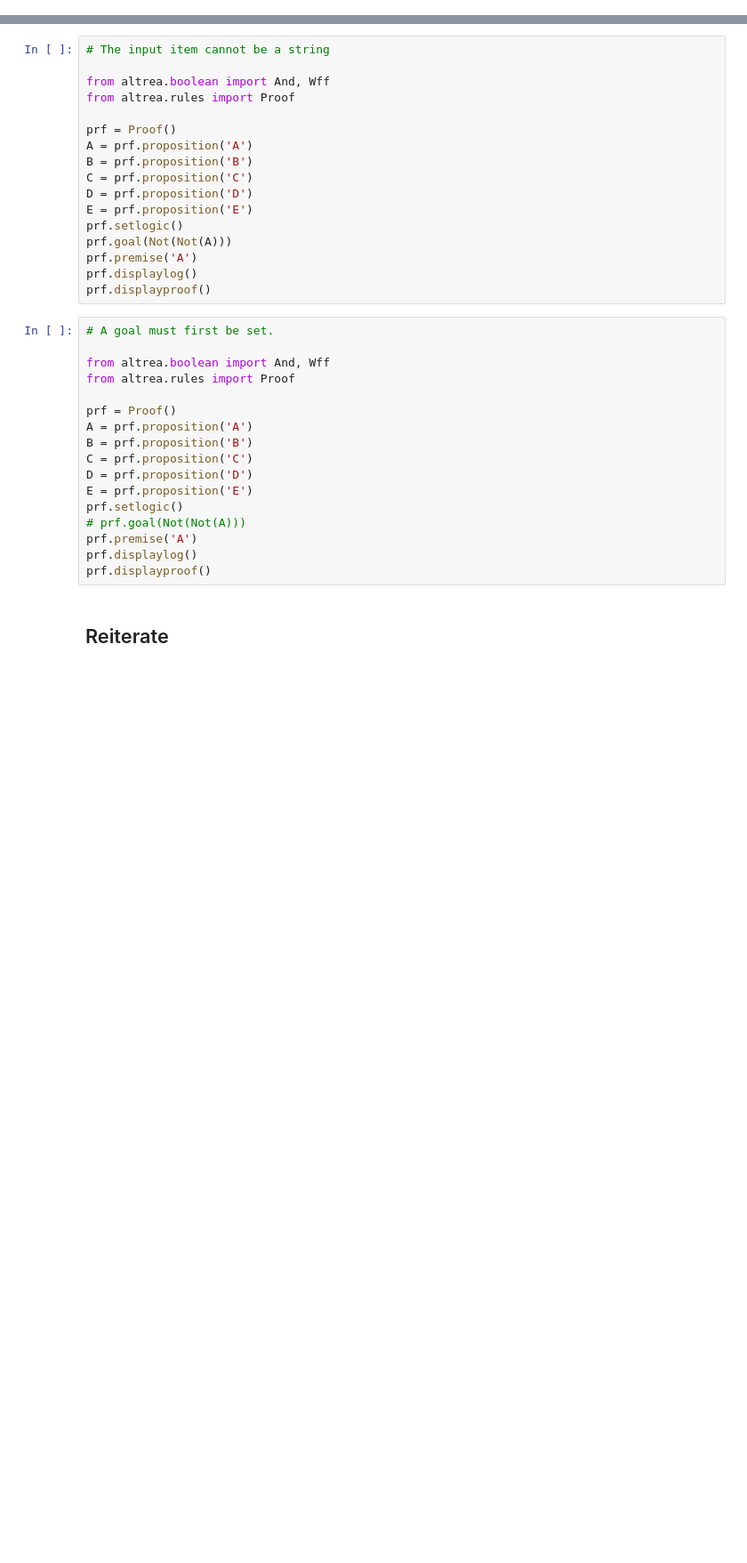
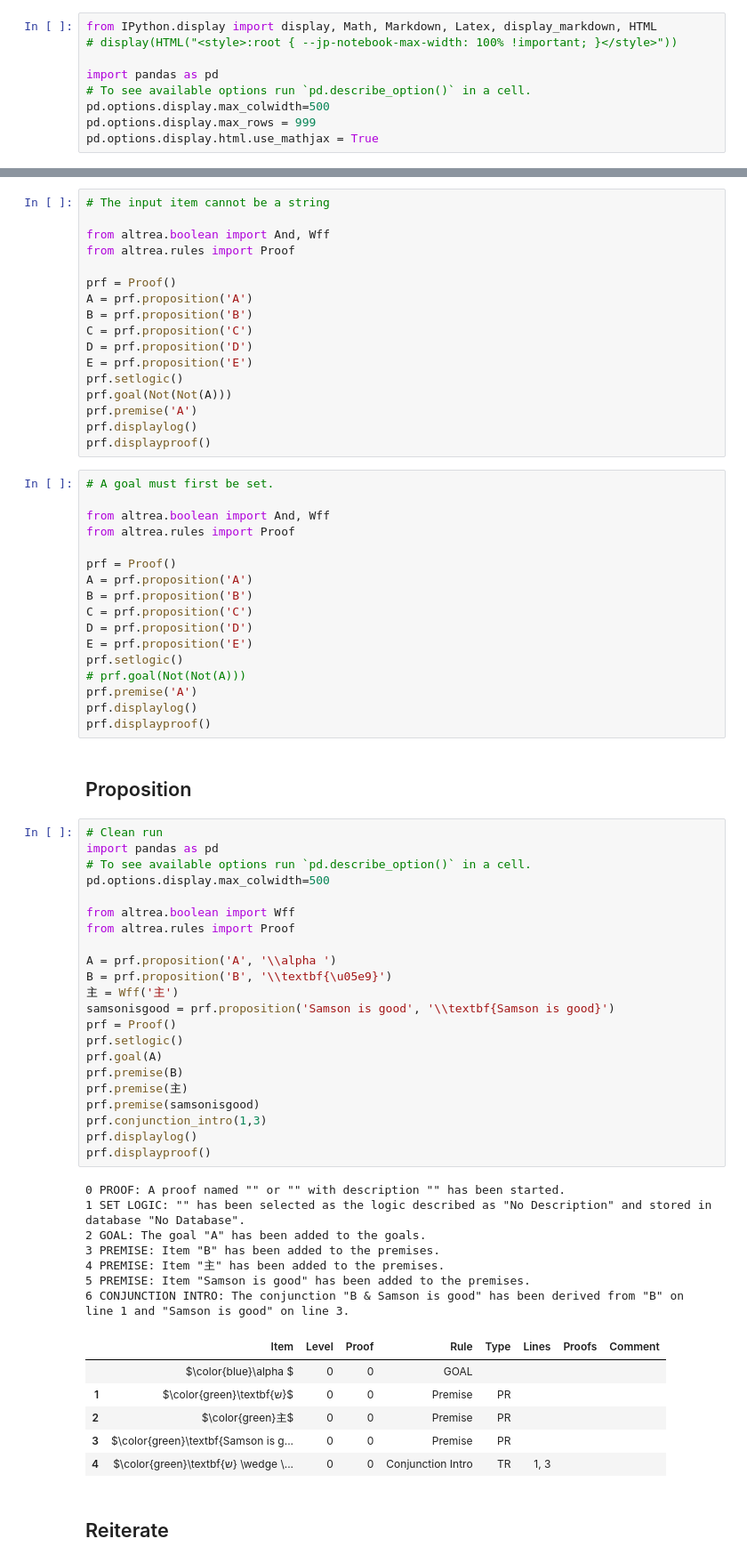
Before and after one commit to FrankHubeny/AltRea, a Jupyter notebook: rules_testcases.ipynb, the cells around one changed output, grey strips where cells are left out. Shown at 89% size. Saved outputs shown, nothing was run; the diff lists cells and outputs as text; blank space fills up the shorter version.

```diff
--- a/rules_testcases.ipynb
+++ b/rules_testcases.ipynb
@@ -80,3 +73,12 @@ pd.options.display.html.use_mathjax = True
+# %%
+from IPython.display import display, Math, Markdown, Latex, display_markdown, HTML
+# display(HTML("<style>:root { --jp-notebook-max-width: 100% !important; }</style>"))
+
+import pandas as pd
+# To see available options run `pd.describe_option()` in a cell.
+pd.options.display.max_colwidth=500
+pd.options.display.max_rows = 999
+pd.options.display.html.use_mathjax = True
 # %% [markdown]
 <a id='nodatabase'></a>
 # Specific Procedures (No Database)
@@ -3803,6 +3805,45 @@ prf.setlogic()
 prf.premise('A')
 prf.displaylog()
 prf.displayproof()
+# %% [markdown]
+<a id='proposition'></a>
+## Proposition
+# %%
+# Clean run
+import pandas as pd
+# To see available options run `pd.describe_option()` in a cell.
+pd.options.display.max_colwidth=500
+
+from altrea.boolean import Wff
+from altrea.rules import Proof
+
+A = prf.proposition('A', '\\alpha ')
+B = prf.proposition('B', '\\textbf{\u05e9}')
+主 = Wff('主')
+samsonisgood = prf.proposition('Samson is good', '\\textbf{Samson is good}')
+prf = Proof()
+prf.setlogic()
+prf.goal(A)
+prf.premise(B)
+prf.premise(主)
+prf.premise(samsonisgood)
+prf.conjunction_intro(1,3)
+prf.displaylog()
+prf.displayproof()
+# %% [output]
+0 PROOF: A proof named "" or "" with description "" has been started.
+1 SET LOGIC: "" has been selected as the logic described as "No Description" and stored in database "No Database".
+2 GOAL: The goal "A" has been added to the goals.
+3 PREMISE: Item "B" has been added to the premises.
+4 PREMISE: Item "主" has been added to the premises.
+5 PREMISE: Item "Samson is good" has been added to the premises.
+6 CONJUNCTION INTRO: The conjunction "B & Samson is good" has been derived from "B" on line 1 and "Samson is good" on line 3.
+|  | Item | Level | Proof | Rule | Type | Lines | Proofs | Comment |
+|  | $\color{blue}\alpha $ | 0 | 0 | GOAL |  |  |  |  |
+| 1 | $\color{green}\textbf{ש}$ | 0 | 0 | Premise | PR |  |  |  |
+| 2 | $\color{green}主$ | 0 | 0 | Premise | PR |  |  |  |
+| 3 | $\color{green}\textbf{Samson is g... | 0 | 0 | Premise | PR |  |  |  |
+| 4 | $\color{green}\textbf{ש} \wedge \... | 0 | 0 | Conjunction Intro | TR | 1, 3 |  |  |
 # %% [markdown]
 <a id='reiterate'></a>
 ## Reiterate
```
Also changed, not shown: parts of 13 cells of this notebook, 3 other files.
